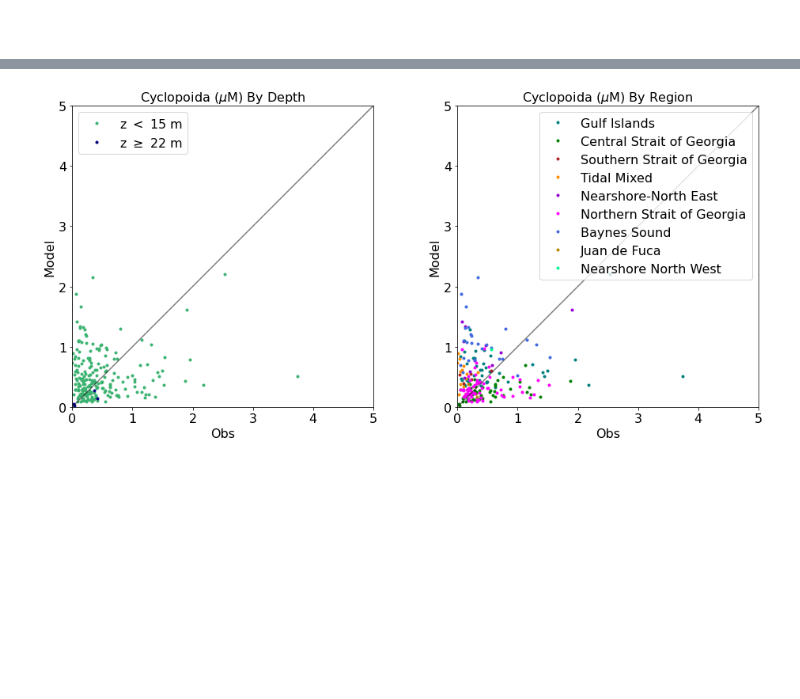
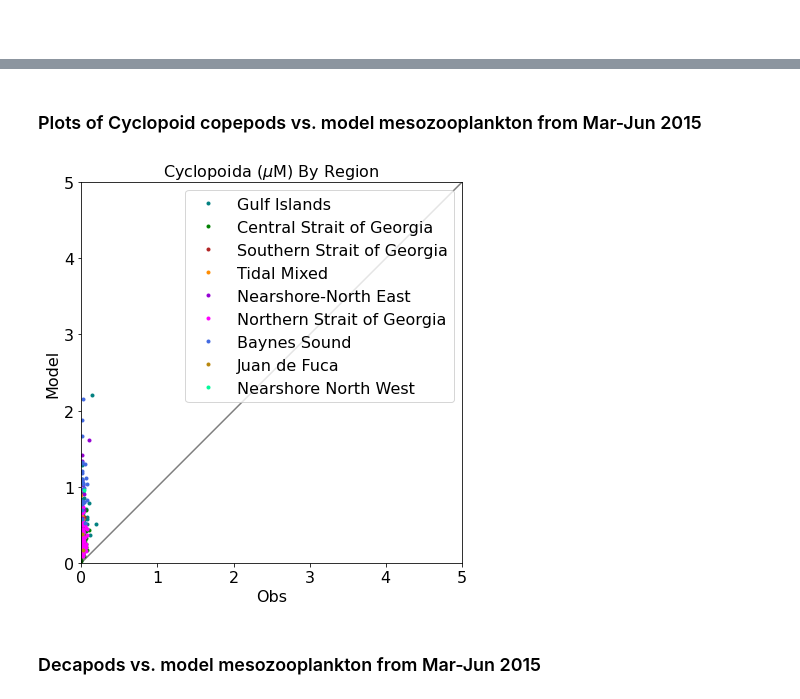
Before and after one commit to SalishSeaCast/analysis-karyn, a Jupyter notebook: notebooks/plotExamples/LoadZoop_ModelObsExplore.ipynb, the cells around one changed output, grey strips where cells are left out. Saved outputs shown, nothing was run; the diff lists cells and outputs as text; code cells hidden in the pictures; blank space fills up the shorter version.

```diff
--- a/notebooks/plotExamples/LoadZoop_ModelObsExplore.ipynb
+++ b/notebooks/plotExamples/LoadZoop_ModelObsExplore.ipynb
@@ -320,0 +334,9 @@ biomassDF['YD']=et.datetimeToYD(biomassDF['dtUTC'])
+# %%
+biomassDF['Amphipoda']=biomassDF['Amphipoda']*0.45/8.5
+biomassDF['Decapoda']=biomassDF['Decapoda']*0.45/8.5
+biomassDF['Euphausiacea']=biomassDF['Euphausiacea']*0.45/8.5
+biomassDF['Calanoida']=biomassDF['Calanoida']*0.45/8.5
+biomassDF['Cyclopoida']=biomassDF['Cyclopoida']*0.45/8.5
+biomassDF['Poecilostomatoida']=biomassDF['Poecilostomatoida']*0.45/8.5
+biomassDF['Copelata']=biomassDF['Copelata']*0.45/8.5
+biomassDF['Harpacticoida']=biomassDF['Harpacticoida']*0.45/8.5
@@ -428,9 +511,11 @@ modvar='mod_mesozooplankton'
+# %% [markdown]
+### Plots of Cyclopoid copepods vs. model mesozooplankton from Mar-Jun 2015
 # %%
-fig, ax = plt.subplots(1,2,figsize = (16,7))
-SoG,l=byDepth(ax[0],obsvar,modvar,(0,5))
-ax[0].set_title('Cyclopoida ($\mu$M) By Depth')
+fig, ax = plt.subplots(1,1,figsize = (16,7))
 
-SoG,l=byRegion(ax[1],obsvar,modvar,(0,5))
-ax[1].set_title('Cyclopoida ($\mu$M) By Region');
+SoG,l=byRegion(ax,'Cyclopoida','mod_mesozooplankton',(0,5))
+ax.set_title('Cyclopoida ($\mu$M) By Region');
 # %% [output]
-[figure, old version]
+[figure, new version]
+# %% [markdown]
+### Decapods vs. model mesozooplankton from Mar-Jun 2015
```
Also changed, not shown: parts of 29 cells of this notebook.
